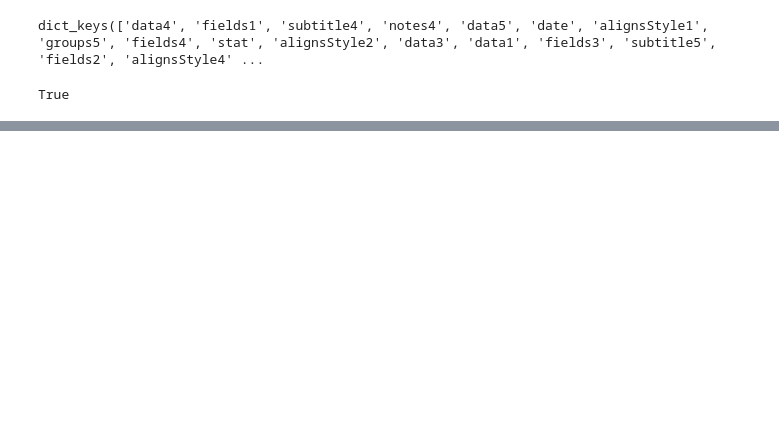
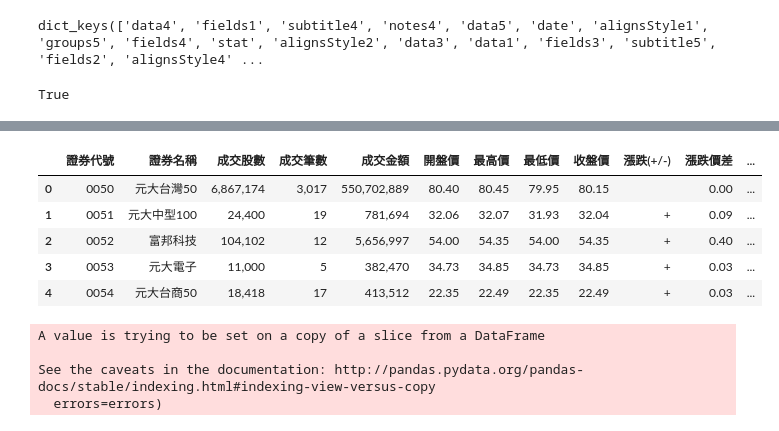
Before and after one commit to wrayz/crawler-house, a Jupyter notebook: 股票/twse股票爬蟲.ipynb, the cells around one changed output, grey strips where cells are left out. Drawn from its saved outputs; the diff is of its cells as text; code cells hidden in the pictures; blank space fills up the shorter version.

```diff
--- a/股票/twse股票爬蟲.ipynb
+++ b/股票/twse股票爬蟲.ipynb
@@ -93,2 +98,12 @@ df
 # %%
 df.to_csv('{0}.csv'.format(today))
+# %%
+# 取資料證券代號從 1101 開始，且只有4位數
+df2 = df[df['證券代號'].str.len() == 4]
+# %% [output]
+|  | 證券代號 | 證券名稱 | 成交股數 | 成交筆數 | 成交金額 | 開盤價 | 最高價 | 最低價 | 收盤價 | 漲跌(+/-) | 漲跌價差 | ... |
+| 0 | 0050 | 元大台灣50 | 6,867,174 | 3,017 | 550,702,889 | 80.40 | 80.45 | 79.95 | 80.15 |  | 0.00 | ... |
+| 1 | 0051 | 元大中型100 | 24,400 | 19 | 781,694 | 32.06 | 32.07 | 31.93 | 32.04 | + | 0.09 | ... |
+| 2 | 0052 | 富邦科技 | 104,102 | 12 | 5,656,997 | 54.00 | 54.35 | 54.00 | 54.35 | + | 0.40 | ... |
+| 3 | 0053 | 元大電子 | 11,000 | 5 | 382,470 | 34.73 | 34.85 | 34.73 | 34.85 | + | 0.03 | ... |
+| 4 | 0054 | 元大台商50 | 18,418 | 17 | 413,512 | 22.35 | 22.49 | 22.35 | 22.49 | + | 0.03 | ... |
@@ -94,0 +112,8 @@ df.to_csv('{0}.csv'.format(today))
+# %%
+columns = ['最後揭示買價', '最後揭示買量', '最後揭示賣價', '最後揭示賣量']
+df2.drop(columns, inplace=True, axis=1)
+# %% [output]
+A value is trying to be set on a copy of a slice from a DataFrame
+
+See the caveats in the documentation: http://pandas.pydata.org/pandas-docs/stable/indexing.html#indexing-view-versus-copy
+  errors=errors)
```
Also changed, not shown: parts of 7 cells of this notebook, 1 other file.
